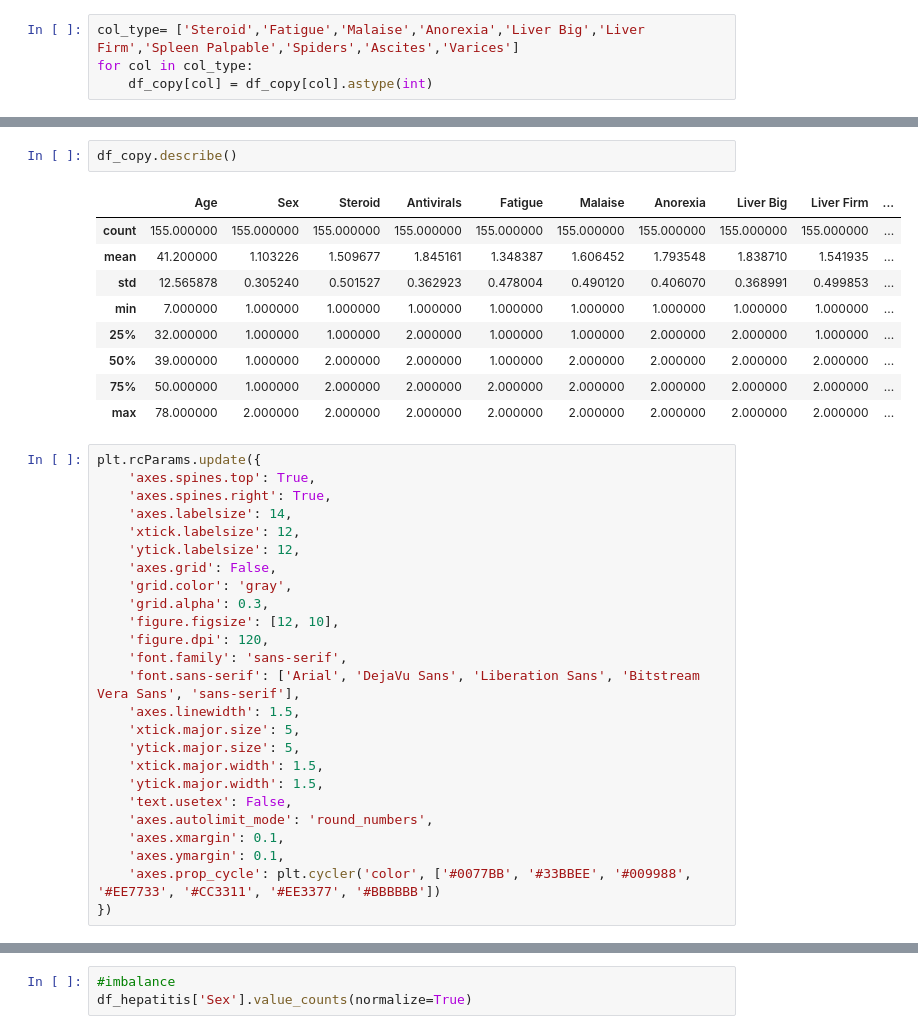
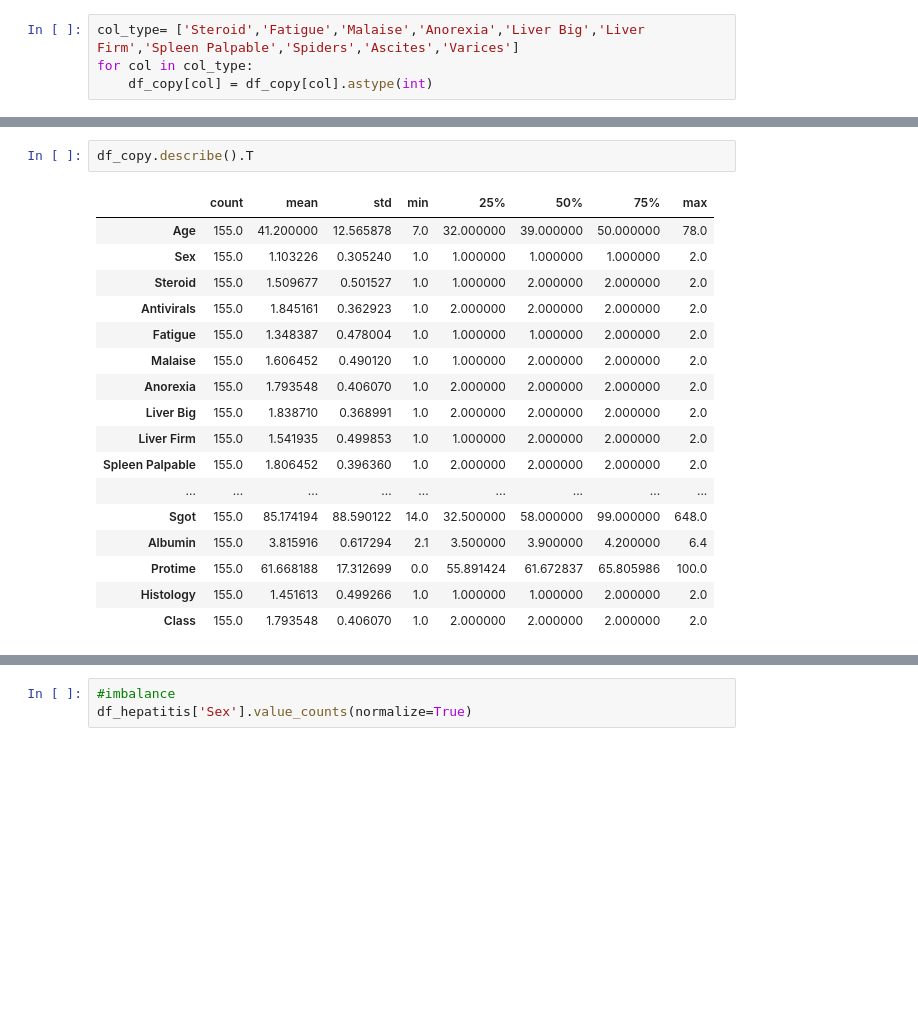
Before and after one commit to Karina-shih/cmse830_fds, a Jupyter notebook: midproject.ipynb, the cells around one changed output, grey strips where cells are left out. Cells and saved outputs as stored; diff of their text form; blank space fills up the shorter version.

```diff
--- a/midproject.ipynb
+++ b/midproject.ipynb
@@ -267,37 +223,20 @@ df_hepatitis.describe()
 # %%
-df_copy.describe()
+df_copy.describe().T
 # %% [output]
-|  | Age | Sex | Steroid | Antivirals | Fatigue | Malaise | Anorexia | Liver Big | Liver Firm | ... |
-| count | 155.000000 | 155.000000 | 155.000000 | 155.000000 | 155.000000 | 155.000000 | 155.000000 | 155.000000 | 155.000000 | ... |
-| mean | 41.200000 | 1.103226 | 1.509677 | 1.845161 | 1.348387 | 1.606452 | 1.793548 | 1.838710 | 1.541935 | ... |
-| std | 12.565878 | 0.305240 | 0.501527 | 0.362923 | 0.478004 | 0.490120 | 0.406070 | 0.368991 | 0.499853 | ... |
-| min | 7.000000 | 1.000000 | 1.000000 | 1.000000 | 1.000000 | 1.000000 | 1.000000 | 1.000000 | 1.000000 | ... |
-| 25% | 32.000000 | 1.000000 | 1.000000 | 2.000000 | 1.000000 | 1.000000 | 2.000000 | 2.000000 | 1.000000 | ... |
-| 50% | 39.000000 | 1.000000 | 2.000000 | 2.000000 | 1.000000 | 2.000000 | 2.000000 | 2.000000 | 2.000000 | ... |
-| 75% | 50.000000 | 1.000000 | 2.000000 | 2.000000 | 2.000000 | 2.000000 | 2.000000 | 2.000000 | 2.000000 | ... |
-| max | 78.000000 | 2.000000 | 2.000000 | 2.000000 | 2.000000 | 2.000000 | 2.000000 | 2.000000 | 2.000000 | ... |
+|  | count | mean | std | min | 25% | 50% | 75% | max |
+| Age | 155.0 | 41.200000 | 12.565878 | 7.0 | 32.000000 | 39.000000 | 50.000000 | 78.0 |
+| Sex | 155.0 | 1.103226 | 0.305240 | 1.0 | 1.000000 | 1.000000 | 1.000000 | 2.0 |
+| Steroid | 155.0 | 1.509677 | 0.501527 | 1.0 | 1.000000 | 2.000000 | 2.000000 | 2.0 |
+| Antivirals | 155.0 | 1.845161 | 0.362923 | 1.0 | 2.000000 | 2.000000 | 2.000000 | 2.0 |
+| Fatigue | 155.0 | 1.348387 | 0.478004 | 1.0 | 1.000000 | 1.000000 | 2.000000 | 2.0 |
+| Malaise | 155.0 | 1.606452 | 0.490120 | 1.0 | 1.000000 | 2.000000 | 2.000000 | 2.0 |
+| Anorexia | 155.0 | 1.793548 | 0.406070 | 1.0 | 2.000000 | 2.000000 | 2.000000 | 2.0 |
+| Liver Big | 155.0 | 1.838710 | 0.368991 | 1.0 | 2.000000 | 2.000000 | 2.000000 | 2.0 |
+| Liver Firm | 155.0 | 1.541935 | 0.499853 | 1.0 | 1.000000 | 2.000000 | 2.000000 | 2.0 |
+| Spleen Palpable | 155.0 | 1.806452 | 0.396360 | 1.0 | 2.000000 | 2.000000 | 2.000000 | 2.0 |
+| ... | ... | ... | ... | ... | ... | ... | ... | ... |
+| Sgot | 155.0 | 85.174194 | 88.590122 | 14.0 | 32.500000 | 58.000000 | 99.000000 | 648.0 |
+| Albumin | 155.0 | 3.815916 | 0.617294 | 2.1 | 3.500000 | 3.900000 | 4.200000 | 6.4 |
+| Protime | 155.0 | 61.668188 | 17.312699 | 0.0 | 55.891424 | 61.672837 | 65.805986 | 100.0 |
+| Histology | 155.0 | 1.451613 | 0.499266 | 1.0 | 1.000000 | 1.000000 | 2.000000 | 2.0 |
+| Class | 155.0 | 1.793548 | 0.406070 | 1.0 | 2.000000 | 2.000000 | 2.000000 | 2.0 |
-# %%
-plt.rcParams.update({
-    'axes.spines.top': True,
-    'axes.spines.right': True,
-    'axes.labelsize': 14,
-    'xtick.labelsize': 12,
-    'ytick.labelsize': 12,
-    'axes.grid': False,
-    'grid.color': 'gray',
-    'grid.alpha': 0.3,
-    'figure.figsize': [12, 10],
-    'figure.dpi': 120,
-    'font.family': 'sans-serif',
-    'font.sans-serif': ['Arial', 'DejaVu Sans', 'Liberation Sans', 'Bitstream Vera Sans', 'sans-serif'],
-    'axes.linewidth': 1.5,
-    'xtick.major.size': 5,
-    'ytick.major.size': 5,
-    'xtick.major.width': 1.5,
-    'ytick.major.width': 1.5,
-    'text.usetex': False,
-    'axes.autolimit_mode': 'round_numbers',
-    'axes.xmargin': 0.1,
-    'axes.ymargin': 0.1,
-    'axes.prop_cycle': plt.cycler('color', ['#0077BB', '#33BBEE', '#009988', '#EE7733', '#CC3311', '#EE3377', '#BBBBBB'])
-})
```
Also changed, not shown: parts of 13 cells of this notebook, 1 other file.
